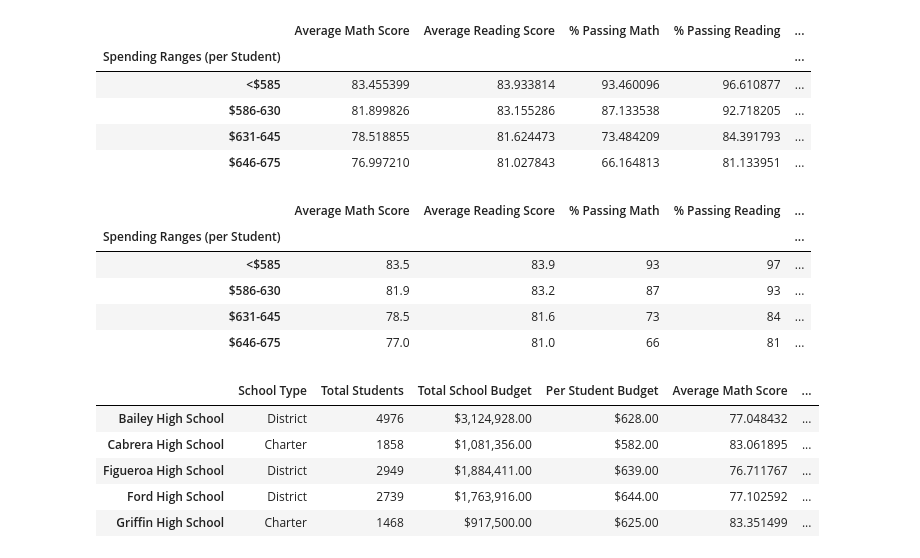
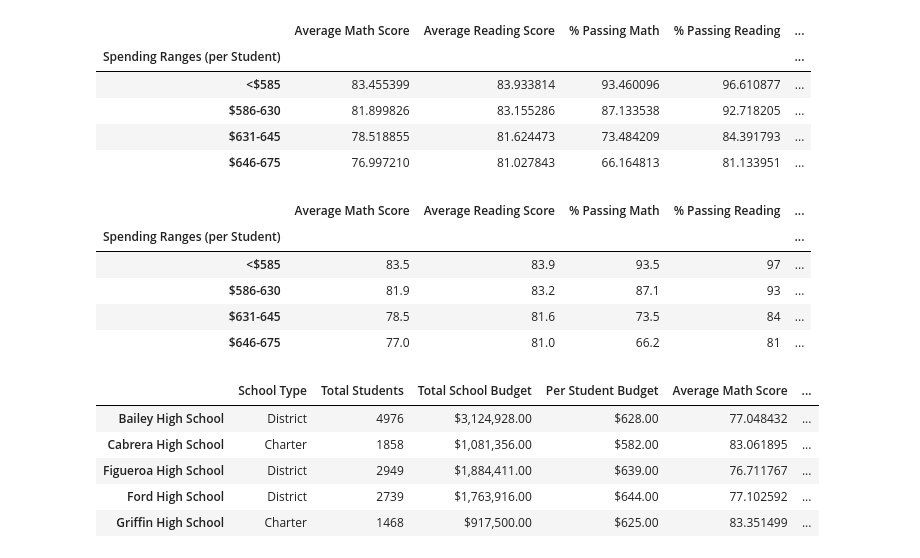
Before and after one commit to MiguelB512/School_District_Analysis, a Jupyter notebook: PyCitySchools.ipynb, the cells around one changed output. Cells and saved outputs as stored; diff of their text form; code cells hidden in the pictures.

```diff
--- a/PyCitySchools.ipynb
+++ b/PyCitySchools.ipynb
@@ -1014,23 +1034,23 @@ spending_summary_df
 # %%
 # Formatting
 spending_summary_df["Average Math Score"] = spending_summary_df["Average Math Score"].map("{:.1f}".format)
 
 spending_summary_df["Average Reading Score"] = spending_summary_df["Average Reading Score"].map("{:.1f}".format)
 
-spending_summary_df["% Passing Math"] = spending_summary_df["% Passing Math"].map("{:.0f}".format)
+spending_summary_df["% Passing Math"] = spending_summary_df["% Passing Math"].map("{:.1f}".format)
 
 spending_summary_df["% Passing Reading"] = spending_summary_df["% Passing Reading"].map("{:.0f}".format)
 
 spending_summary_df["% Overall Passing"] = spending_summary_df["% Overall Passing"].map("{:.0f}".format)
 
 spending_summary_df
 # %% [output]
 |  | Average Math Score | Average Reading Score | % Passing Math | % Passing Reading | ... |
 | Spending Ranges (per Student) |  |  |  |  | ... |
-| <$585 | 83.5 | 83.9 | 93 | 97 | ... |
-| $586-630 | 81.9 | 83.2 | 87 | 93 | ... |
-| $631-645 | 78.5 | 81.6 | 73 | 84 | ... |
-| $646-675 | 77.0 | 81.0 | 66 | 81 | ... |
+| <$585 | 83.5 | 83.9 | 93.5 | 97 | ... |
+| $586-630 | 81.9 | 83.2 | 87.1 | 93 | ... |
+| $631-645 | 78.5 | 81.6 | 73.5 | 84 | ... |
+| $646-675 | 77.0 | 81.0 | 66.2 | 81 | ... |
 # %%
 # Create bins for school size
 size_bins = [0, 999, 1999, 5000]
```
Also changed, not shown: parts of 2 cells of this notebook, 3 other files.
